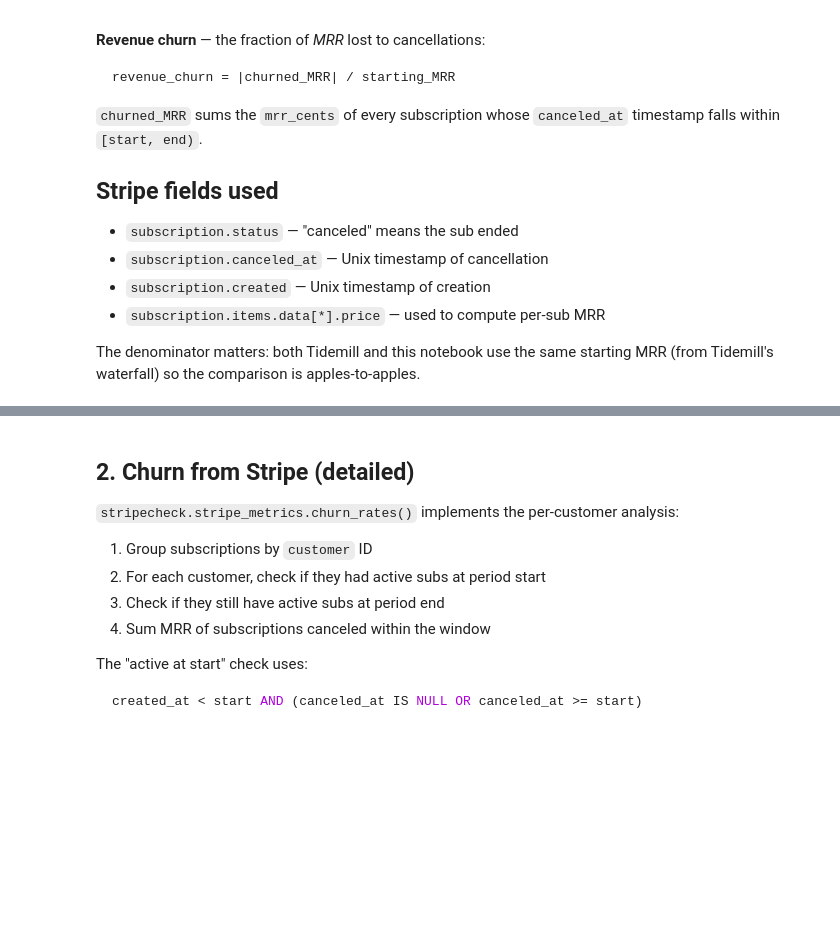
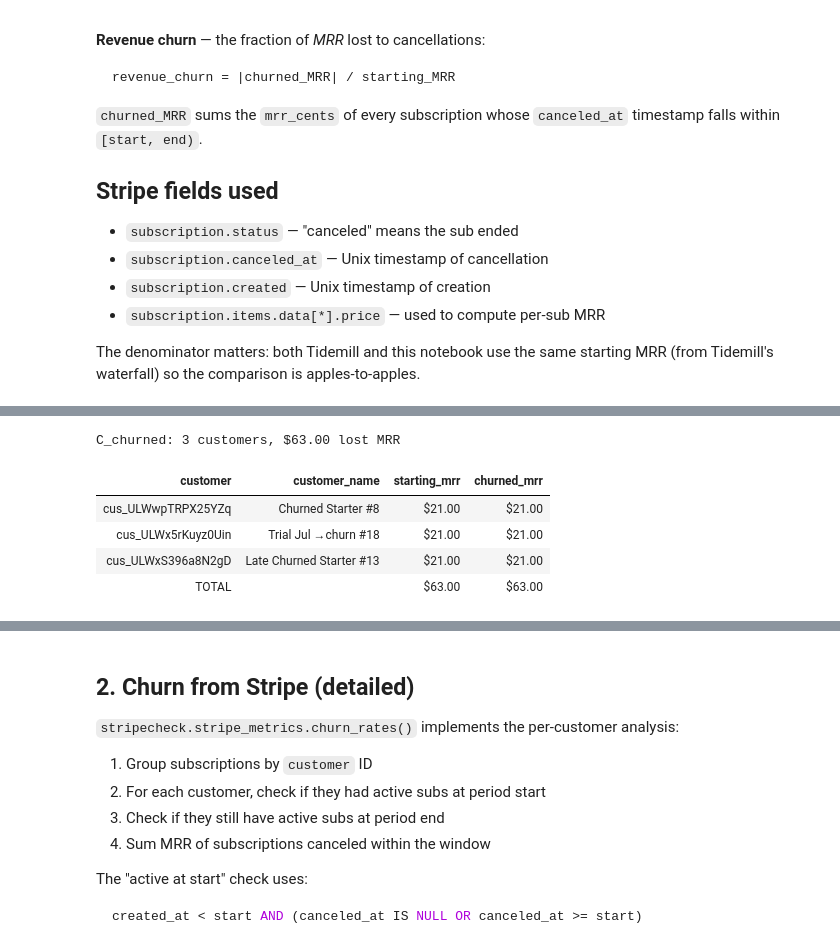
Before and after one commit to ondraz/subscriptions, a Jupyter notebook: docs/notebooks/02_churn.ipynb, the cells around one changed output, grey strips where cells are left out. Drawn from its saved outputs; the diff is of its cells as text; code cells hidden in the pictures; blank space fills up the shorter version.

```diff
--- a/docs/notebooks/02_churn.ipynb
+++ b/docs/notebooks/02_churn.ipynb
@@ -52 +76,10 @@ sd = StripeData()
+# %%
+reports.churn.style_c_churned(detail)
+# %% [output]
+C_churned: 3 customers, $63.00 lost MRR
+| customer | customer_name | starting_mrr | churned_mrr |
+| cus_ULWwpTRPX25YZq | Churned Starter #8 | $21.00 | $21.00 |
+| cus_ULWx5rKuyz0Uin | Trial Jul →churn #18 | $21.00 | $21.00 |
+| cus_ULWxS396a8N2gD | Late Churned Starter #13 | $21.00 | $21.00 |
+| TOTAL |  | $63.00 | $63.00 |
 # %% [markdown]
```
Also changed, not shown: parts of 10 cells of this notebook, 4 other files.
